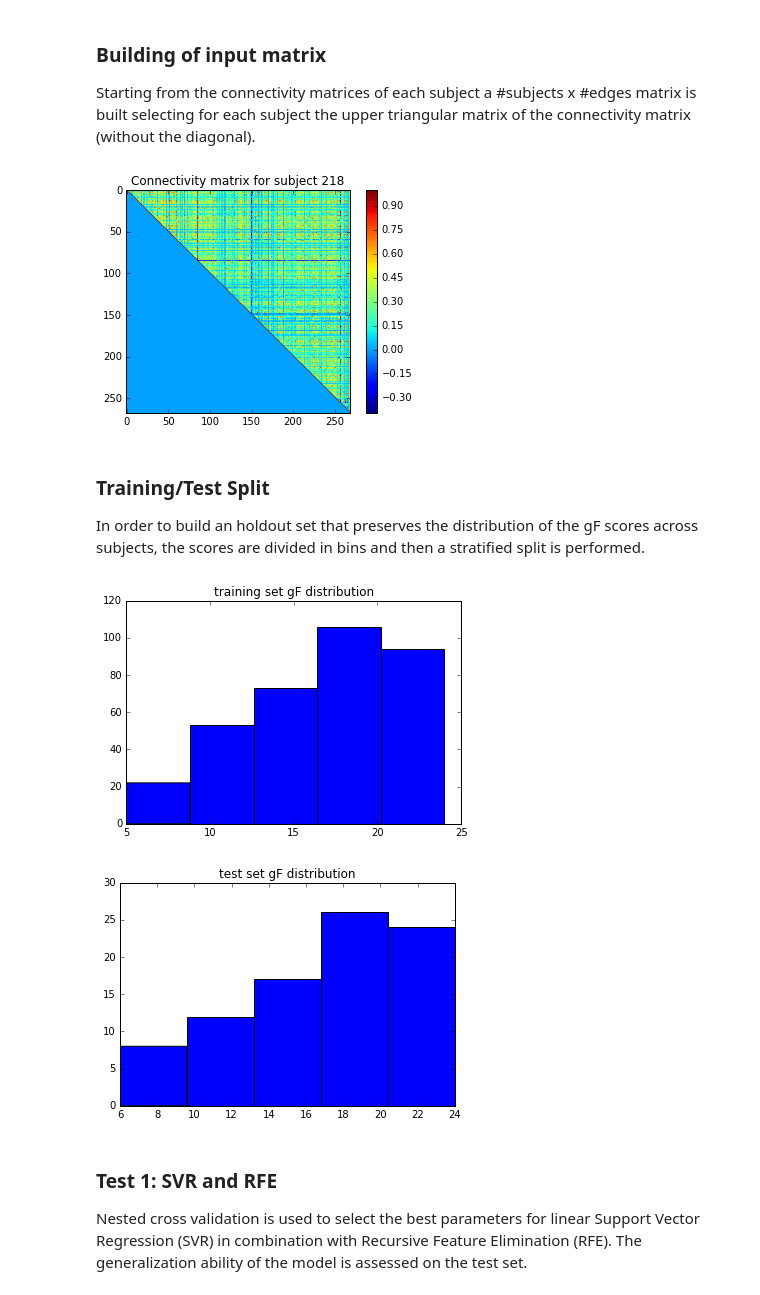
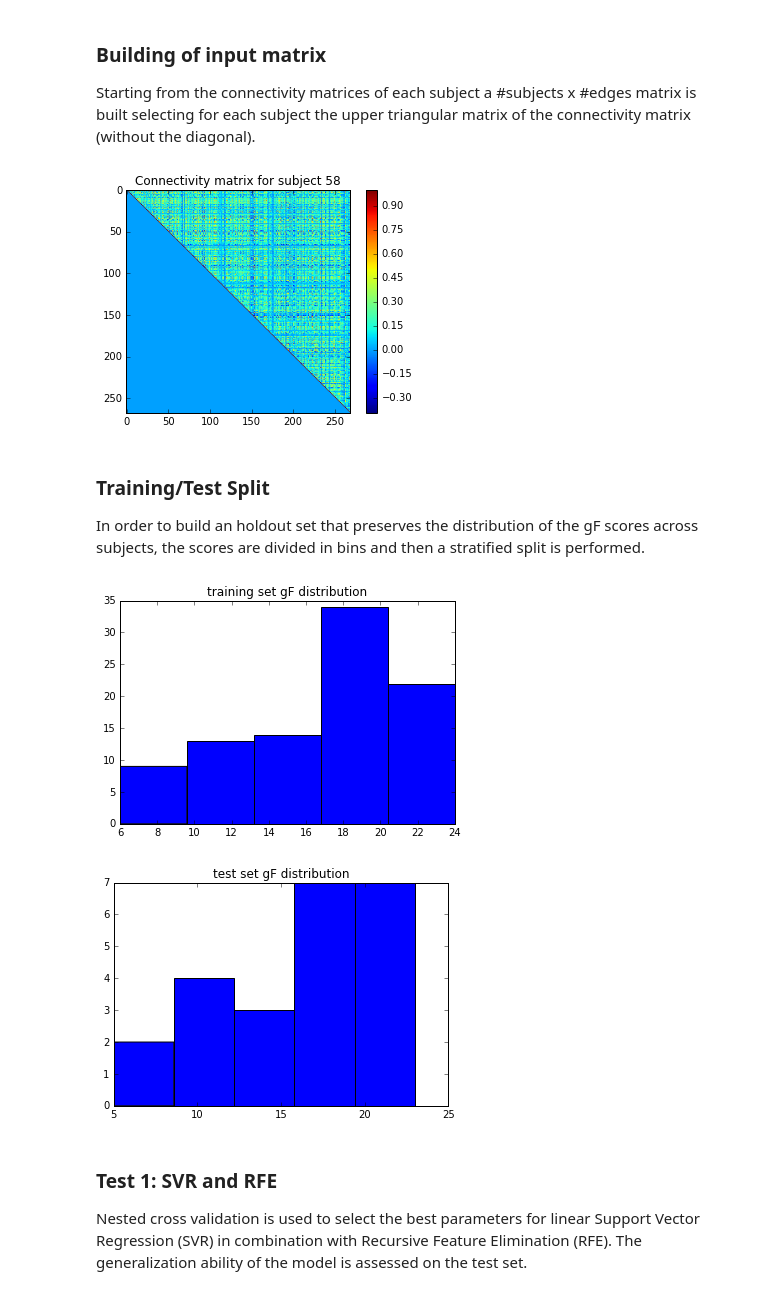
Before and after one commit to paola-g/iq_prediction, a Jupyter notebook: svm_ext.ipynb, the cells around one changed output. Saved outputs shown, nothing was run; the diff lists cells and outputs as text; code cells hidden in the pictures.

```diff
--- a/svm_ext.ipynb
+++ b/svm_ext.ipynb
@@ -142,27 +142,27 @@ print(bin_limits)
 Starting from the connectivity matrices of each subject a #subjects x #edges matrix is built selecting for each subject the upper triangular matrix of the connectivity matrix (without the diagonal).
 # %%
 # choose dataset
-#conn_mats = data['rest_1_mat']
-conn_mats = data_ext
+conn_mats = data['rest_1_mat']
+#conn_mats = data_ext
 
 # build matrix n_subjects x n_edges
 n_parcels = conn_mats.shape[0]
 triu_idx = np.triu_indices(n_parcels,1)
 n_edges = len(triu_idx[1]);
 
 def plt_conn(subject):
     plt.imshow(np.triu(conn_mats[:,:,subject-1]))
     plt.colorbar()
     plt.title('Connectivity matrix for subject '+str(subject))
 
 interact(plt_conn, subject=(1,n_subj),continuous_update=False)
 
 edges = np.zeros([n_subj,n_edges])
 
 for subject in range(conn_mats.shape[-1]):
     edges[subject,] = conn_mats[:,:,subject][triu_idx]
 # %% [output]
-[figure, old version]
+[figure, new version]
 # %% [markdown]
 ### Training/Test Split
 In order to build an holdout set that preserves the distribution of the gF scores across subjects, the scores are divided in bins and then a stratified split is performed.
@@ -176,8 +176,8 @@ plt.hist(y_test, bins=n_bins)
 plt.title('test set gF distribution')
 plt.show()
 # %% [output]
-[figure, old version]
+[figure, new version]
-[figure, old version]
+[figure, new version]
 # %% [markdown]
 ### Test 1: SVR and RFE
 Nested cross validation is used to select the best parameters for linear Support Vector Regression (SVR) in combination with Recursive Feature Elimination (RFE). The generalization ability of the model is assessed on the test set.
```
Also changed, not shown: parts of 7 cells of this notebook, 1 other file.
